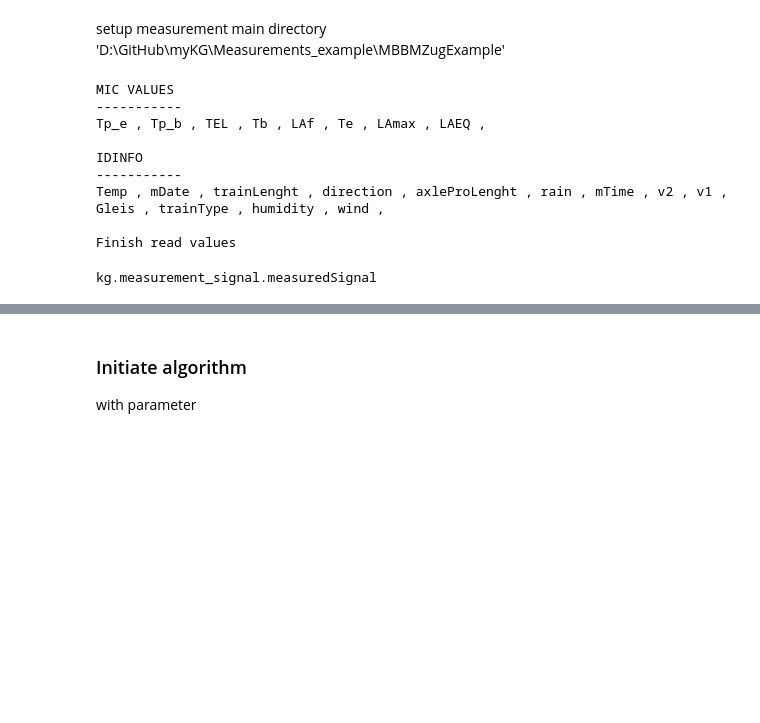
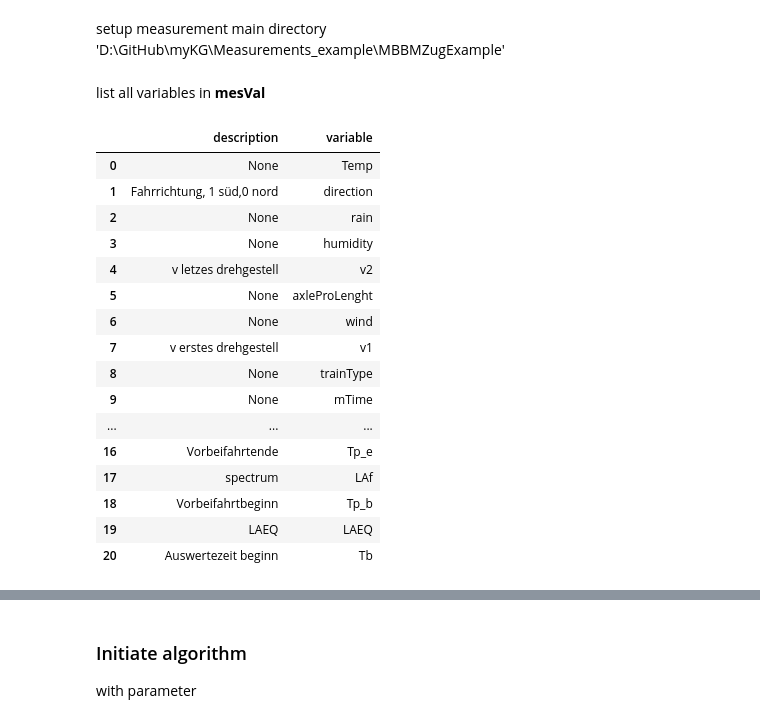
Before and after one commit to LucMiaz/KG, a Jupyter notebook: kg/kg_example.ipynb, the cells around one changed output, grey strips where cells are left out. Saved outputs shown, nothing was run; the diff lists cells and outputs as text; code cells hidden in the pictures; blank space fills up the shorter version.

```diff
--- a/kg/kg_example.ipynb
+++ b/kg/kg_example.ipynb
@@ -18,19 +18,29 @@ WARNING: pylab import has clobbered these variables: ['axes', 'copy']
 setup measurement main directory 'D:\GitHub\myKG\Measurements_example\MBBMZugExample'
 # %%
 mesPath = pathlib.Path('D:\GitHub\myKG\Measurements_example\MBBMZugExample')
-mesVal = measuredValues(mesPath.as_posix())
-mesVal.read_variables_values()
+mesVal = measuredValues.from_json(mesPath.as_posix())
 measuredSignal.setup(mesPath.as_posix())
-# %% [output]
-MIC VALUES
------------
-Tp_e , Tp_b , TEL , Tb , LAf , Te , LAmax , LAEQ ,
-
-IDINFO
------------
-Temp , mDate , trainLenght , direction , axleProLenght , rain , mTime , v2 , v1 , Gleis , trainType , humidity , wind ,
-
-Finish read values
-kg.measurement_signal.measuredSignal
+# %% [markdown]
+list all variables in **mesVal**
+# %%
+mesVal.list_variables()
+# %% [output]
+|  | description | variable |
+| 0 | None | Temp |
+| 1 | Fahrrichtung, 1 süd,0 nord | direction |
+| 2 | None | rain |
+| 3 | None | humidity |
+| 4 | v letzes drehgestell | v2 |
+| 5 | None | axleProLenght |
+| 6 | None | wind |
+| 7 | v erstes drehgestell | v1 |
+| 8 | None | trainType |
+| 9 | None | mTime |
+| ... | ... | ... |
+| 16 | Vorbeifahrtende | Tp_e |
+| 17 | spectrum | LAf |
+| 18 | Vorbeifahrtbeginn | Tp_b |
+| 19 | LAEQ | LAEQ |
+| 20 | Auswertezeit beginn | Tb |
 # %% [markdown]
 ### Initiate micSignal Object
```
Also changed, not shown: parts of 12 cells of this notebook, 4 other files.
